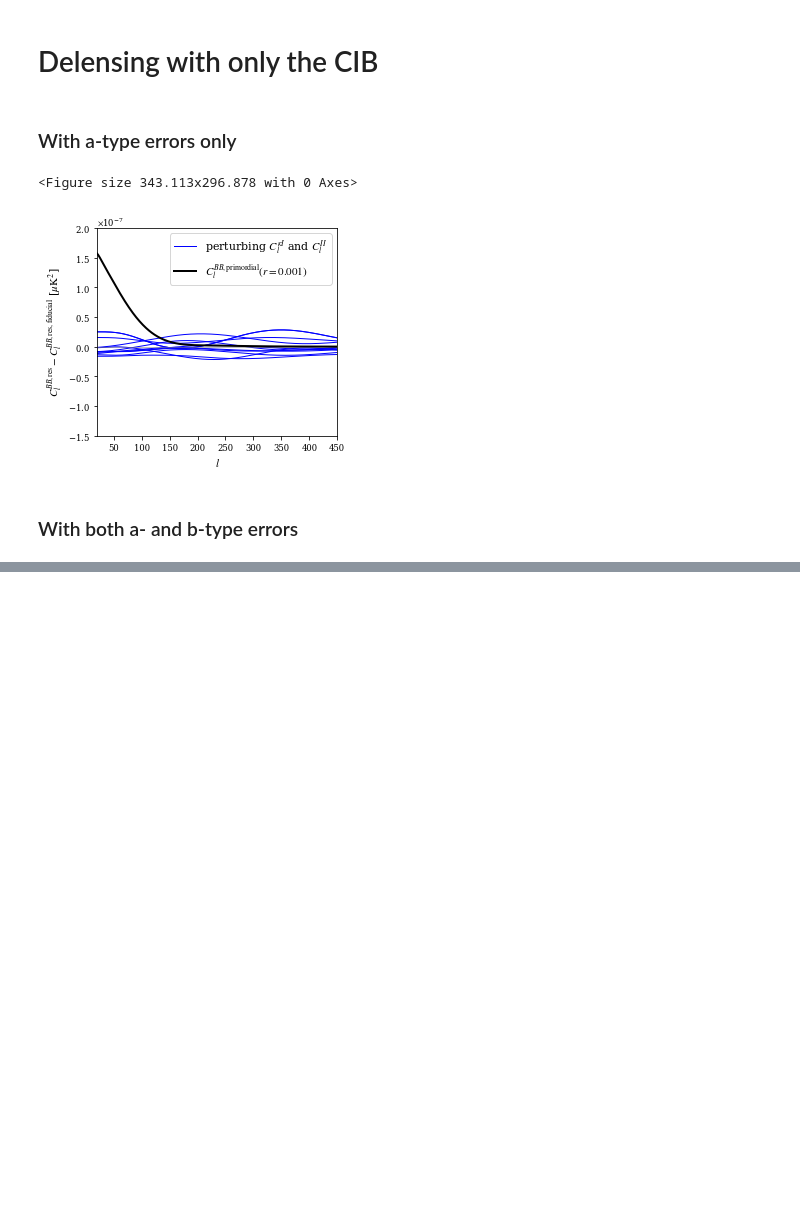
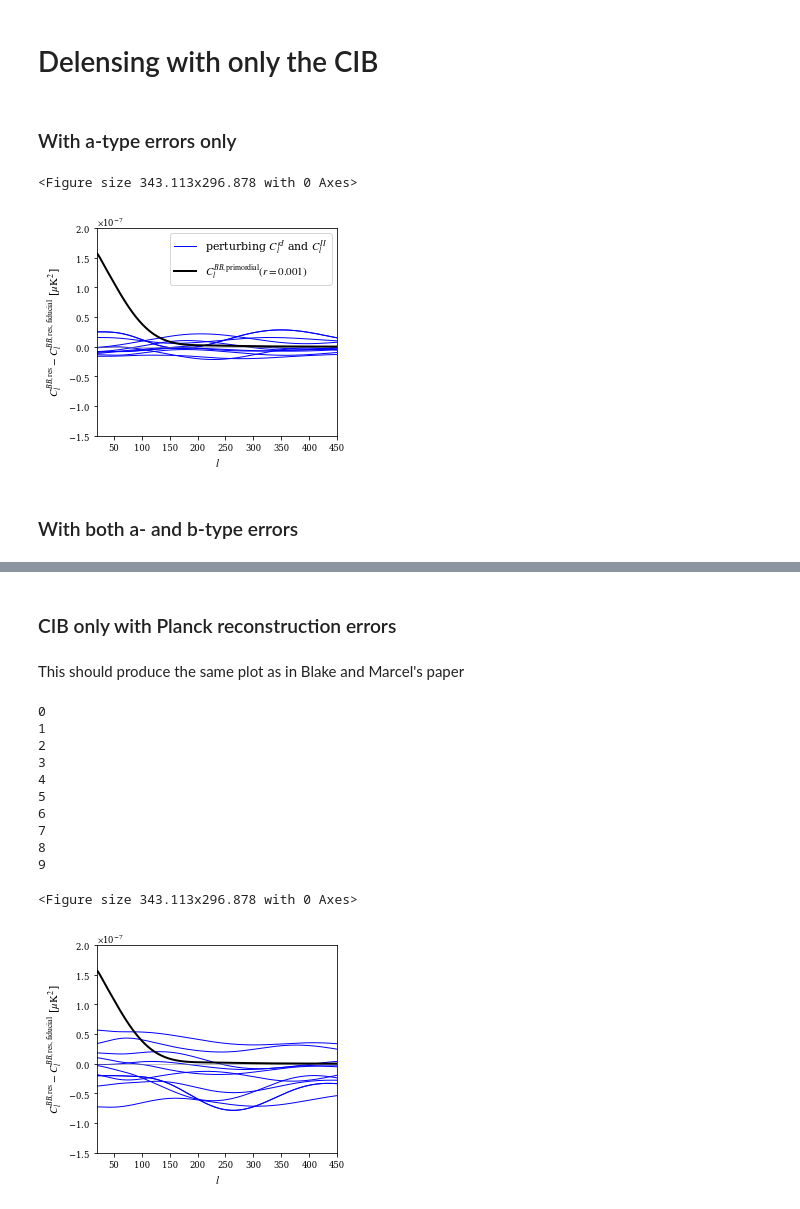
Before and after one commit to abaleato/marginalising_over_Alens, a Jupyter notebook: marginalising_over_alens_on_notebook.ipynb, the cells around one changed output, grey strips where cells are left out. Drawn from its saved outputs; the diff is of its cells as text; code cells hidden in the pictures; blank space fills up the shorter version.

```diff
--- a/marginalising_over_alens_on_notebook.ipynb
+++ b/marginalising_over_alens_on_notebook.ipynb
@@ -501,0 +601,77 @@ if mode == 'plotting':
+# %% [markdown]
+### CIB only with Planck reconstruction errors
+# %% [markdown]
+This should produce the same plot as in Blake and Marcel's paper
+# %%
+# Load in and high-pass filter the correlation coefficient
+rho = pickle.load(open(filedir+'corr545FINAL.pkl'))
+lowF = rho[0]*0.+1.; lowF[rho[0]<60.] = 0.
+rho[1] *= lowF
+rhoAlt = rho[1].copy()
+
+# Compute fiducial delensed B-mode power spectrum
+clBBAD545 = numpy.dot((mat),(1.-numpy.interp(lmatA,rho[0],lowF*rho[1]**2.))*phiBin/TCMB**2.)
+
+plt.clf()
+fig = plt.figure()
+axes = plt.Axes(fig,[.15,.17,.7,.7])
+fig.add_axes(axes)
+axes.yaxis.set_major_formatter(formatter)
+
+for i in xrange(n_realisations):
+    print i
+    # Calculate the covariance of the relevant spectrum errors
+    stdev_clkappaCIB_clkappaCIB = np.sqrt(( (clkk + planck_nlkk)*clII +  clkI**2 )/(2*cl_len.ls+1)/fsky_LAT/bandwidth )
+    stdev_CIB_auto = np.sqrt(( 2*clII**2 )/(2*cl_len.ls+1)/fsky_BB/bandwidth )
+
+    # Generate zero-mean, Gaussian random perturbations of the cross-spectrum at each ell with the
+    # standard dev given above
+    errors_clkappaCIB_clkappaCIB = np.random.normal(loc=0, scale=stdev_clkappaCIB_clkappaCIB,\
+                                                    size=stdev_clkappaCIB_clkappaCIB.shape)
+    errors_clCIBCIB_clCIBCIB = np.random.normal(loc=0, scale=stdev_CIB_auto,\
+                                                    size=stdev_CIB_auto.shape)
+    pert_cross_spec = np.interp(lmatA, cl_len.ls, errors_clkappaCIB_clkappaCIB/clkI)
+    pert_cross_spec[lmatA>1500.] = 0.
+
+    pert_auto_spec = np.interp(lmatA, cl_len.ls, errors_clCIBCIB_clCIBCIB/clII)
+    pert_auto_spec[lmatA>1500.] = 0.
+
+    # Compute perturbed delensed B-mode PS
+    clBBADRand = numpy.dot(mat,(1.-numpy.interp(lmatA,rho[0],rhoAlt**2.) *\
+                                   (1. + pert_cross_spec*2. - pert_auto_spec))*phiBin/TCMB**2.)
+    if mode == 'plotting':
+        # Plot residual spectrum (perturbed minus fiducial)
+        plt.plot(lmatA,TCMB**2 *(clBBADRand-clBBAD545),color='b', lw=1)
+    elif mode == 'statistics':
+        np.save('residuals_after_delensing_for_propagating_to_r_bias/cibonly_residual_spec_'+str(i)+'_in_uK', TCMB**2 *(clBBADRand-clBBAD545))
+
+if mode == 'plotting':
+    # Edit legend to clarify that we're varying both auto- and cross- spectra
+    plt.plot(lmatA, TCMB**2 * (clBBADRand-clBBAD545),label=r'perturbing $C_l^{\kappa I}$ and $C_l^{II}$',color='b', lw=1)
+    # Plot x=0 line
+    plt.axhline(0, lw=0.5, color='gray')
+
+    # Plot tensor B-mode
+    plt.plot(lr,TCMB**2 * clBBr*0.001,label=r'$C_l^{BB,\mathrm{primordial}}(r=0.001)$',linewidth=2,color='k')
+
+    #plt.legend(loc='best')
+
+    plt.ylim((-1.5e-7,2e-7))#plt.ylim(-1.5e-8,3.e-8)#
+    plt.xlim(20,450)
+    plt.ylabel(r'$C_l^{BB,\mathrm{res}}-C_l^{BB,\mathrm{res},\mathrm{fiducial}}$ [$\mu\mathrm{K}^2$]')
+    plt.xlabel(r'$l$')
+
+    plt.savefig('ANTONlensBcompareErrorFINALPostHack_CIBonly.pdf',bbox_inches='tight', dpi=600)
+# %% [output]
+0
+1
+2
+3
+4
+5
+6
+7
+8
+9
+<Figure size 343.113x296.878 with 0 Axes>
+[figure, added]
```
Also changed, not shown: parts of 8 cells of this notebook.
